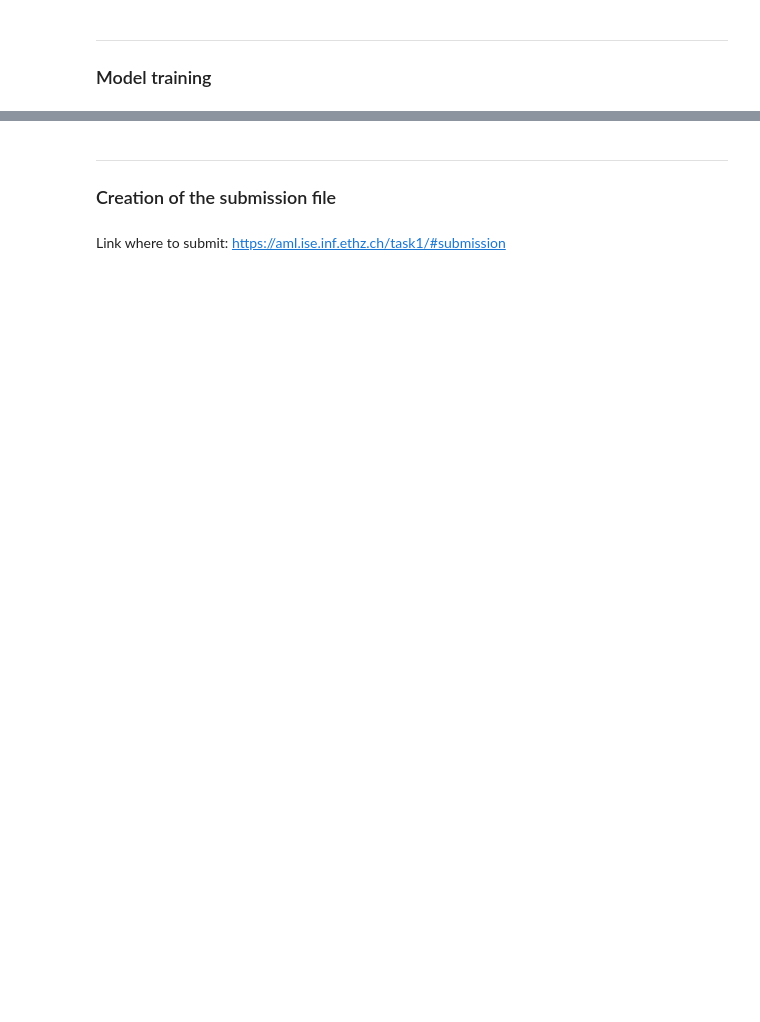
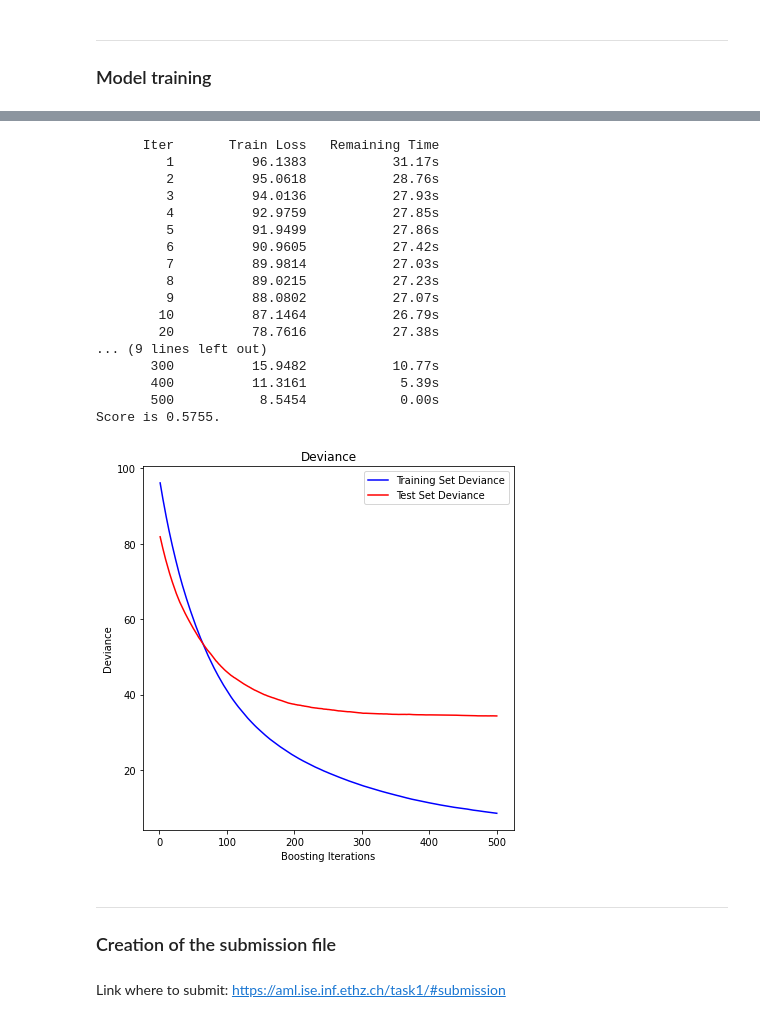
Before and after one commit to andreakiro/aml-bonjour, a Jupyter notebook: task-1/aml-task1-antoine.ipynb, the cells around one changed output, grey strips where cells are left out. Cells and saved outputs as stored; diff of their text form; code cells hidden in the pictures; blank space fills up the shorter version.

Commit message:
Boosting, iterative imputer

```diff
--- a/task-1/aml-task1-antoine.ipynb
+++ b/task-1/aml-task1-antoine.ipynb
@@ -132,7 +135,7 @@ def remove_constant_features(X_train, X_test, verbose=1):
 
     return X_train_selected_features, X_test_selected_features
 # %%
-def remove_too_correlated_features(X_train, X_test, threshold=0.8, verbose=1):
+def remove_too_correlated_features(X_train, X_test, threshold=0.7, verbose=1):
     X_train_corr_ = X_train.corr()
 
     X_train_too_correlated = (X_train_corr_.mask(
@@ -208,7 +213,7 @@ def best_gbr(X_train, y_train):
         "learning_rate": 0.01,
         "loss": "squared_error",
         "random_state": 0,
-        "verbose": 2,
+        "verbose": 1,
     }
 
     X_train, X_test, y_train, y_test = train_test_split(X_train, y_train, test_size=0.2, random_state=0)
@@ -292,0 +285,36 @@ All done!
+# %%
+print("Loading raw data...")
+X_train, y_train, X_test = load_raw_data()
+
+print("Removing outliers...")
+X_train, y_train = remove_outliers(X_train, y_train)
+
+print("Scaling data...")
+X_train, X_test = scale(X_train, X_test)
+
+print("Selecting features...")
+X_train, X_test = remove_constant_features(X_train, X_test)
+X_train, X_test = remove_too_correlated_features(X_train, X_test)
+
+#TODO: Clean pipeline
+# If we want iterative imputation, and don't want to run it for one hour (should try at one point though), need to
+# do feature selection before we do imputation. Except biggest filter for feature selection is f_regression which
+# cannot deal with nan values. Therefore, intermediary dumb knn imputation was quickly/dirtily
+# implemented to see results.
+# Conclusion: we achieve ~same or better validation scores with a LOT less features, seems like an
+# interresting way forward (even though test scores are a bit lower once submitted, but to not
+# overfit on the public ones and fail on the secret ones, should only watch validation score)
+X_train_mask = X_train.isna()
+X_test_mask = X_test.isna()
+X_train, X_test = impute_values(X_train, X_test, method='knn')
+X_train, X_test, X_train_mask, X_test_mask = remove_random_features(X_train, y_train, X_test, X_train_mask, X_test_mask, percentile=30)
+X_train = X_train.mask(np.array(X_train_mask))
+X_test = X_test.mask(np.array(X_test_mask))
+
+print("Imputing nan values...")
+X_train, X_test = impute_values(X_train, X_test, method='iterative')
+
+print("Exporting clean data to csv...")
+export_to_csv(X_train, y_train, X_test)
+
+print("All done!")
@@ -321,3 +390,26 @@ Score is 0.5767.
+# %%
+#TODO: could not manage to get CV to work with this, should look into it as there are a lot of
+# hyperparameters at play
+gbr = best_gbr(X_train, np.array(y_train).ravel())
+# %% [output]
+      Iter       Train Loss   Remaining Time
+         1          96.1383           31.17s
+         2          95.0618           28.76s
+         3          94.0136           27.93s
+         4          92.9759           27.85s
+         5          91.9499           27.86s
+         6          90.9605           27.42s
+         7          89.9814           27.03s
+         8          89.0215           27.23s
+         9          88.0802           27.07s
+        10          87.1464           26.79s
+        20          78.7616           27.38s
+... (9 lines left out)
+       300          15.9482           10.77s
+       400          11.3161            5.39s
+       500           8.5454            0.00s
+Score is 0.5755.
+[figure, added]
 # %% [markdown]
 ---
 ### Creation of the submission file
```
Also changed, not shown: parts of 10 cells of this notebook, 2 other files.
